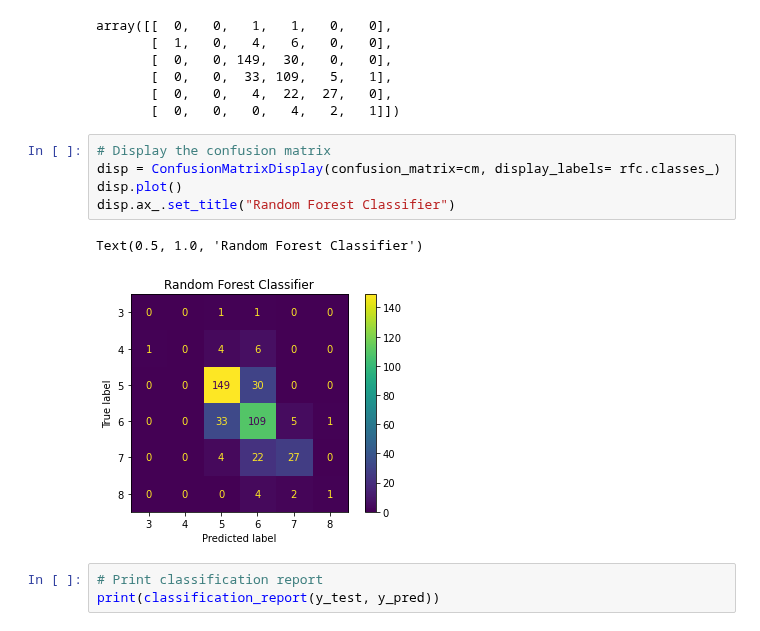
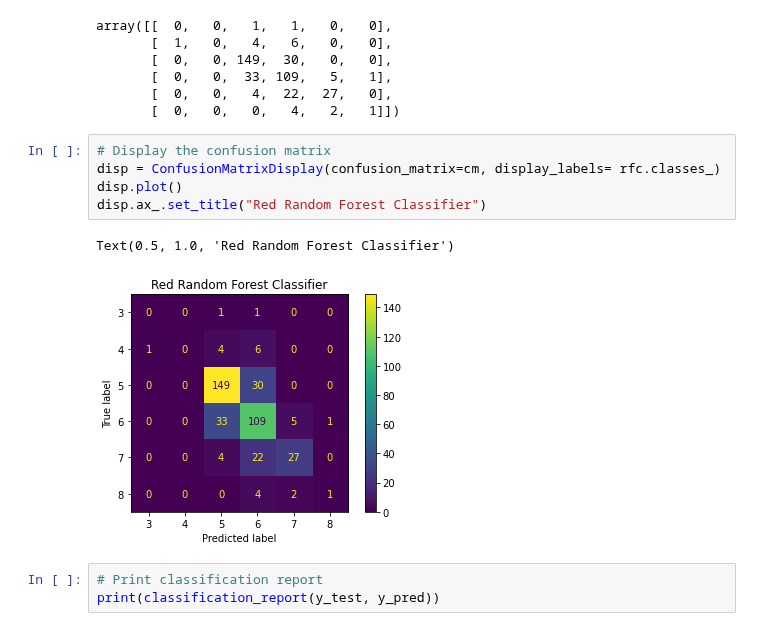
Before and after one commit to rllemos/Team_Yellow, a Jupyter notebook: Machine_Learning/Red_Wine.ipynb, the cells around one changed output. Cells and saved outputs as stored; diff of their text form.

```diff
--- a/Machine_Learning/Red_Wine.ipynb
+++ b/Machine_Learning/Red_Wine.ipynb
@@ -219,11 +219,11 @@ array([[  0,   0,   1,   1,   0,   0],
 # %%
 # Display the confusion matrix
 disp = ConfusionMatrixDisplay(confusion_matrix=cm, display_labels= rfc.classes_)
 disp.plot()
-disp.ax_.set_title("Random Forest Classifier")
+disp.ax_.set_title("Red Random Forest Classifier")
 # %% [output]
-Text(0.5, 1.0, 'Random Forest Classifier')
+Text(0.5, 1.0, 'Red Random Forest Classifier')
-[figure, old version]
+[figure, new version]
 # %%
 # Print classification report
 print(classification_report(y_test, y_pred))
```
Also changed, not shown: 4 other files.
